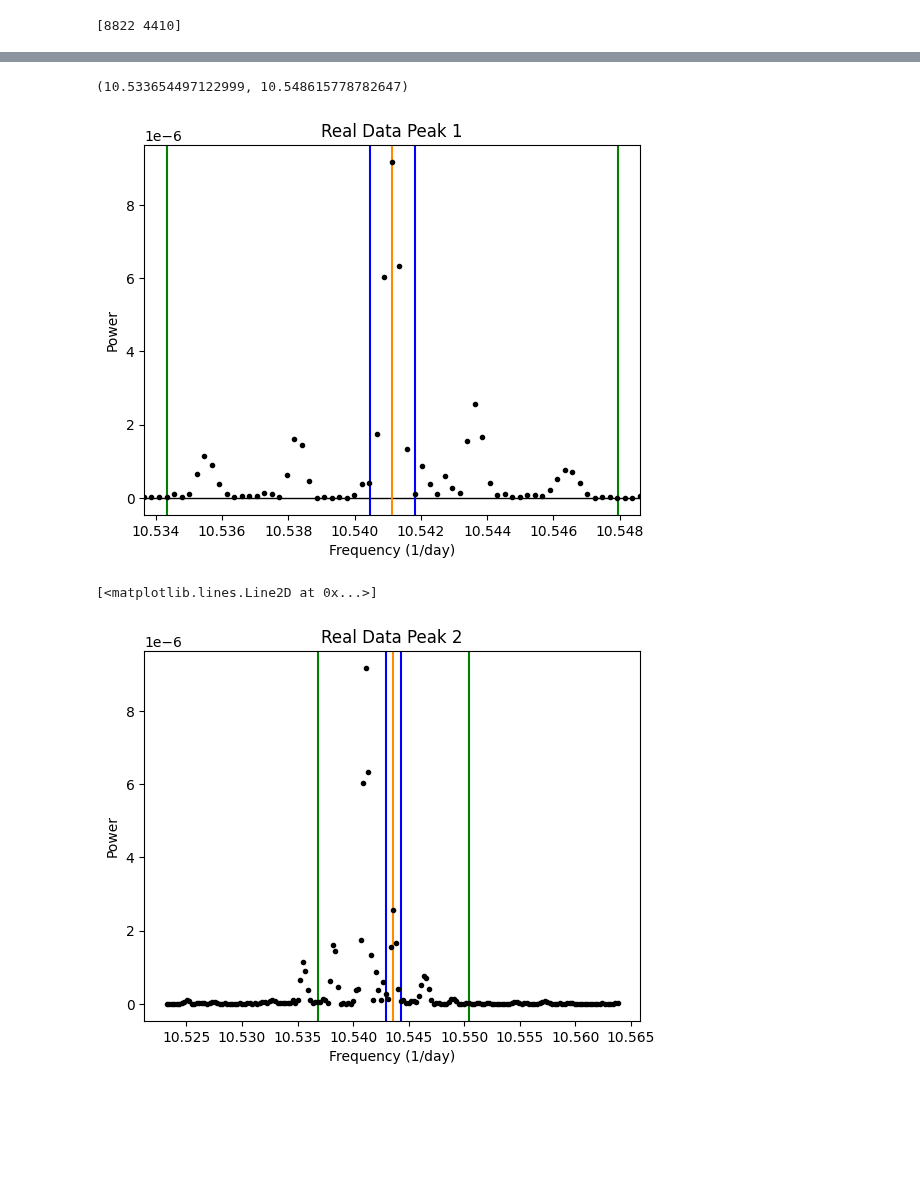
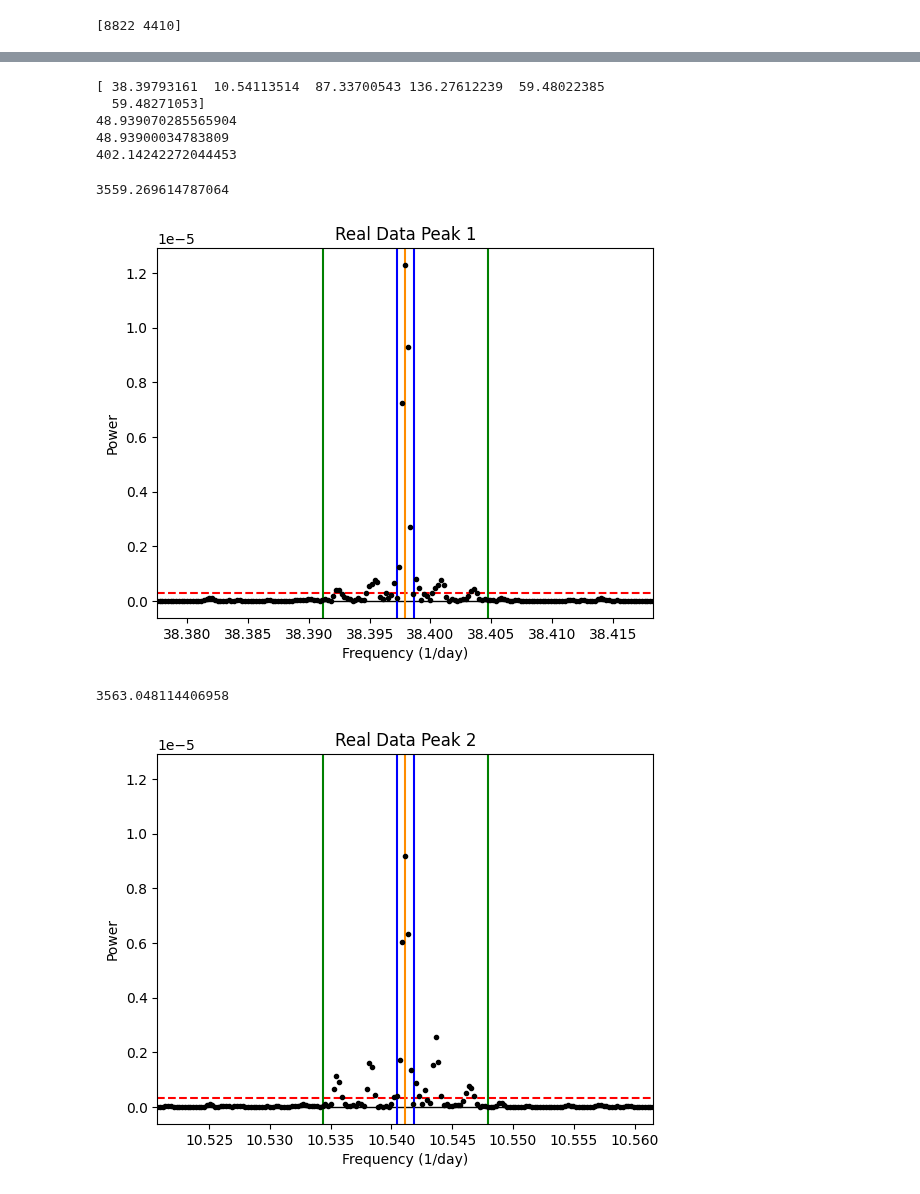
Before and after one commit to Hoggnation/cataloging_coherent_oscillators, a Jupyter notebook: ThresholdFunctionDebuggingFakeData.ipynb, the cells around one changed output, grey strips where cells are left out. Cells and saved outputs as stored; diff of their text form; code cells hidden in the pictures; blank space fills up the shorter version.

```diff
--- a/ThresholdFunctionDebuggingFakeData.ipynb
+++ b/ThresholdFunctionDebuggingFakeData.ipynb
@@ -157,3 +151,10 @@ x_new,y_new, second_derivative = nana.refine_peaks(real_freq,real_power,indx)
+# %%
+indx = nana.get_started(100,real_freq,real_power)
+refined_peaks,y_new, second_derivative = nana.refine_peaks(real_freq,real_power,indx)
+# %%
+def sharpness(second_derivative, y_new, index):
+    sharpness = (-second_derivative[index]/y_new[index])**(1/2)
+    return sharpness
 # %%
 (-second_derivative[0]/y_new[0])**(1/2)
 # %% [output]
@@ -161,33 +162,61 @@ np.float64(3563.0485693467685)
+# %%
+def median(indices, xs, ys):
+    good_medians = []
+    for i in indices:
+        leftside = ys[i-10:i]
+        rightside = ys[i+1:i+11]
+        median = np.nanmedian(np.concatenate((leftside,rightside)))
+        good_medians.append(median)
+    return np.array(good_medians)
+# %%
+medians = median(indx, real_freq, real_power)
+# %%
+print(refined_peaks[0:6])
+print(0.5*refined_peaks[1]+0.5*refined_peaks[2])
+print(1/sampling_rate)
+print(1/(refined_peaks[5]-refined_peaks[4]))
+# %% [output]
+[ 38.39793161  10.54113514  87.33700543 136.27612239  59.48022385
+  59.48271053]
+48.939070285565904
+48.93900034783809
+402.14242272044453
 # %%
 plt.title("Real Data Peak 1")
 plt.axhline(y = 0., color='k', lw=1)
-plt.axvline(x = x_new[0], color = 'darkorange')
-plt.axvline(x = x_new[0]-delta_f, color = 'b')
-plt.axvline(x = x_new[0]+delta_f, color = 'b')
-plt.axvline(x = x_new[0]-10*delta_f, color = 'g')
-plt.axvline(x = x_new[0]+10*delta_f, color = 'g')
+plt.axhline(y = medians[0], color = 'r', linestyle = '--')
+plt.axvline(x = refined_peaks[0], color = 'darkorange')
+plt.axvline(x = refined_peaks[0]-delta_f, color = 'b')
+plt.axvline(x = refined_peaks[0]+delta_f, color = 'b')
+plt.axvline(x = refined_peaks[0]-10*delta_f, color = 'g')
+plt.axvline(x = refined_peaks[0]+10*delta_f, color = 'g')
 plt.xlabel("Frequency (1/day)")
 plt.ylabel("Power")
 plt.plot(real_freq, real_power, 'k.')
-plt.xlim(x_new[0]-11*delta_f, x_new[0]+11*delta_f)
+plt.xlim(refined_peaks[0]-30*delta_f, refined_peaks[0]+30*delta_f)
+s1 = sharpness(second_derivative, y_new, 0)
+print(s1)
 # %% [output]
-(10.533654497122999, 10.548615778782647)
+3559.269614787064
-[figure, old version]
+[figure, new version]
 # %%
-#Plot peak at 23088
 plt.title("Real Data Peak 2")
-#plt.axvline(x = real_freq[indx[1]], color = 'red')
-plt.axvline(x = x_new[1], color = 'darkorange')
-plt.axvline(x = real_freq[indx[1]]-delta_f, color = 'b')
-plt.axvline(x = real_freq[indx[1]]+delta_f, color = 'b')
-plt.axvline(x = real_freq[indx[1]]-10*delta_f, color = 'g')
-plt.axvline(x = real_freq[indx[1]]+10*delta_f, color = 'g')
+plt.axhline(y = 0., color='k', lw=1)
+plt.axhline(y = medians[1], color = 'r', linestyle = '--')
+plt.axvline(x = refined_peaks[1], color = 'darkorange')
+plt.axvline(x = refined_peaks[1]-delta_f, color = 'b')
+plt.axvline(x = refined_peaks[1]+delta_f, color = 'b')
+plt.axvline(x = refined_peaks[1]-10*delta_f, color = 'g')
+plt.axvline(x = refined_peaks[1]+10*delta_f, color = 'g')
 plt.xlabel("Frequency (1/day)")
 plt.ylabel("Power")
-plt.plot(real_freq[indx[1]-90:indx[1]+90], real_power[indx[1]-90:indx[1]+90], 'k.')
+plt.plot(real_freq, real_power, 'k.')
+plt.xlim(refined_peaks[1]-30*delta_f, refined_peaks[1]+30*delta_f)
+s2 = sharpness(second_derivative, y_new, 1)
+print(s2)
 # %% [output]
-[<matplotlib.lines.Line2D at 0x...>]
+3563.048114406958
-[figure, old version]
+[figure, new version]
 # %%
 #Plot Thirds Peak
 plt.title("Real Data Peak 3")
```
Also changed, not shown: parts of 23 cells of this notebook, 1 other file.
